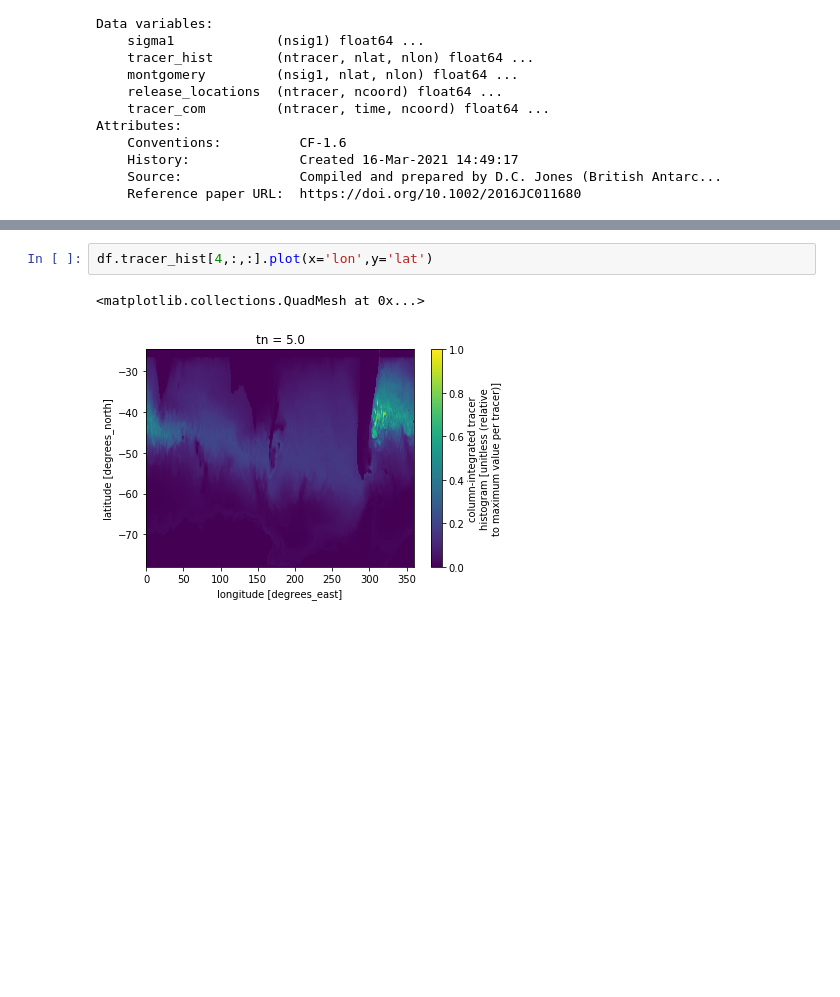
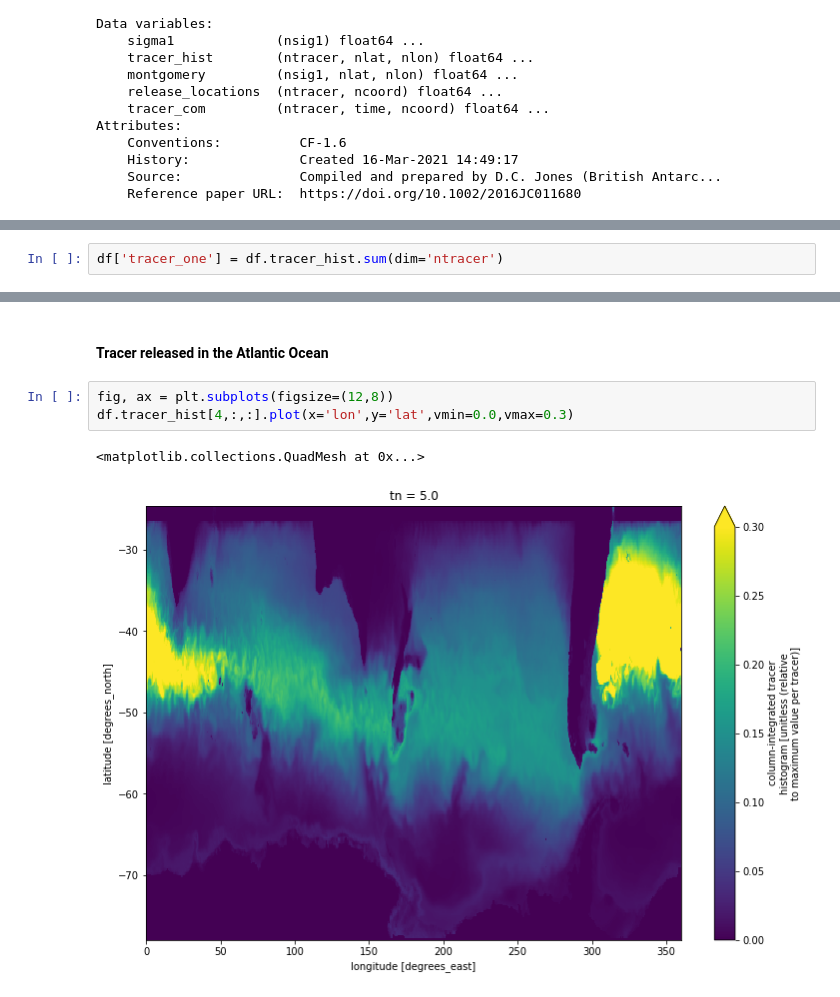
Before and after one commit to DaniJonesOcean/expose-tracer, a Jupyter notebook: notebooks/Southern Ocean Thermocline Ventilation.ipynb, the cells around one changed output, grey strips where cells are left out. Cells and saved outputs as stored; diff of their text form; blank space fills up the shorter version.

Commit message:
Updated notebook and plot

```diff
--- a/notebooks/Southern Ocean Thermocline Ventilation.ipynb
+++ b/notebooks/Southern Ocean Thermocline Ventilation.ipynb
@@ -69 +52,3 @@ Attributes:
+# %%
+df['tracer_one'] = df.tracer_hist.sum(dim='ntracer')
 # %% [markdown]
@@ -93,5 +88,8 @@ df.tracer_hist[3,:,:].plot(x='lon',y='lat')
+# %% [markdown]
+#### Tracer released in the Atlantic Ocean
 # %%
-df.tracer_hist[4,:,:].plot(x='lon',y='lat')
+fig, ax = plt.subplots(figsize=(12,8))
+df.tracer_hist[4,:,:].plot(x='lon',y='lat',vmin=0.0,vmax=0.3)
 # %% [output]
 <matplotlib.collections.QuadMesh at 0x...>
-[figure, old version]
+[figure, new version]
```
Also changed, not shown: parts of 24 cells of this notebook, 7 other files.
